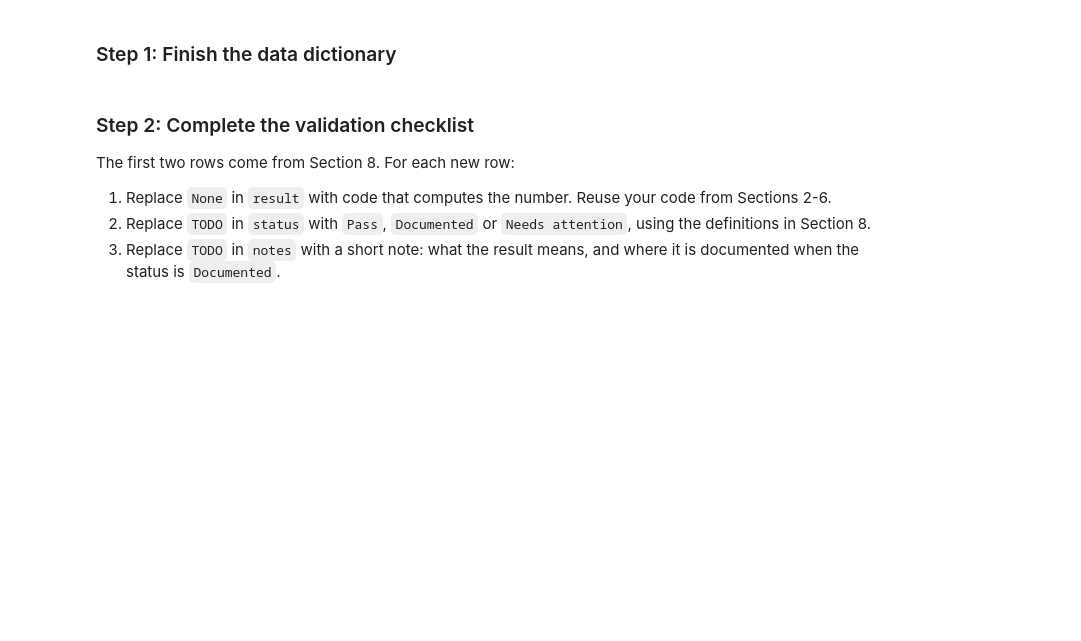
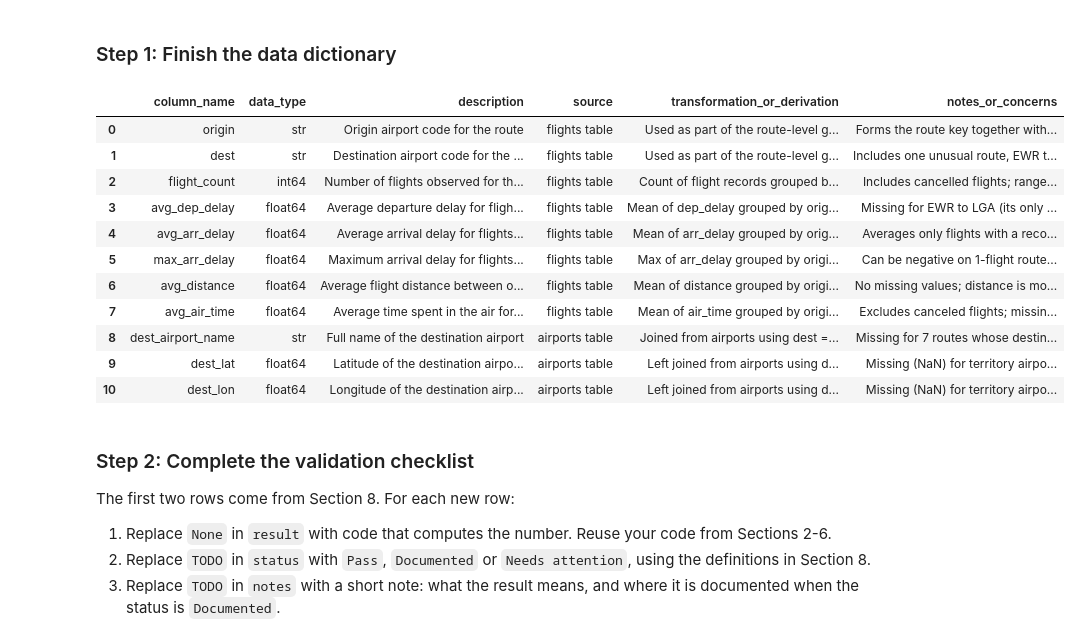
Before and after one commit to joseph-smite/ban6003-week-11-joseperez, a Jupyter notebook: notebooks/module11_abt_documentation_guided_lab.ipynb, the cells around one changed output. Drawn from its saved outputs; the diff is of its cells as text; code cells hidden in the pictures; blank space fills up the shorter version.

```diff
--- a/notebooks/module11_abt_documentation_guided_lab.ipynb
+++ b/notebooks/module11_abt_documentation_guided_lab.ipynb
@@ -395,7 +539,12 @@ In the offline assignment you will complete the dictionary rows for the five ABT
 # Your Turn 5 - document the ABT column avg_dep_delay (one dictionary row).
 # Replace the four empty strings, in the order of doc_fields, then run the cell.
 your_turn_entries = {
-    "avg_dep_delay": ["", "", "", ""],
+    "avg_dep_delay": [
+        "Average departure delay for flights on the route, in minutes",
+        "flights table",
+        "Mean of dep_delay grouped by origin and destination",
+        "Missing for EWR to LGA (its only flight was cancelled); negtive departure delay could mean early arrival times"
+    ],
 }
 
 for abt_column, values in your_turn_entries.items():
@@ -503,18 +661,56 @@ An analyst on another team will use the route ABT next week and cannot ask you t
 # %%
 # Offline Assignment, step 1 - document the five remaining ABT columns.
 # Replace the empty strings, four values per column in the order of doc_fields, then run the cell.
 remaining_entries = {
-    "max_arr_delay": ["", "", "", ""],
-    "avg_distance": ["", "", "", ""],
-    "avg_air_time": ["", "", "", ""],
-    "dest_lat": ["", "", "", ""],
-    "dest_lon": ["", "", "", ""],
+    "max_arr_delay": [
+        "Maximum arrival delay for flights on the route, in minutes",
+        "flights table",
+        "Max of arr_delay grouped by origin and destination",
+        "Can be negative on 1-flight routes; missing if all flights canceled"
+    ],
+    "avg_distance": [
+        "Average flight distance between origin and destination, in miles",
+        "flights table",
+        "Mean of distance grouped by origin and destination",
+        "No missing values; distance is mostly fixed per route"
+    ],
+    "avg_air_time": [
+        "Average time spent in the air for flights on the route, in minutes",
+        "flights table",
+        "Mean of air_time grouped by origin and destination",
+        "Excludes canceled flights; missing for routes where all flights were canceled"
+    ],
+    "dest_lat": [
+        "Latitude of the destination airport, in decimal degrees",
+        "airports table",
+        "Left joined from airports using dest = faa",
+        "Missing (NaN) for territory airport codes not found in the FAA table"
+    ],
+    "dest_lon": [
+        "Longitude of the destination airport, in decimal degrees",
+        "airports table",
+        "Left joined from airports using dest = faa",
+        "Missing (NaN) for territory airport codes not found in the FAA table"
+    ],
 }
 
 for abt_column, values in remaining_entries.items():
     data_dictionary.loc[data_dictionary["column_name"] == abt_column, doc_fields] = values
 
 data_dictionary
+# %% [output]
+|  | column_name | data_type | description | source | transformation_or_derivation | notes_or_concerns |
+| 0 | origin | str | Origin airport code for the route | flights table | Used as part of the route-level g... | Forms the route key together with... |
+| 1 | dest | str | Destination airport code for the ... | flights table | Used as part of the route-level g... | Includes one unusual route, EWR t... |
+| 2 | flight_count | int64 | Number of flights observed for th... | flights table | Count of flight records grouped b... | Includes cancelled flights; range... |
+| 3 | avg_dep_delay | float64 | Average departure delay for fligh... | flights table | Mean of dep_delay grouped by orig... | Missing for EWR to LGA (its only ... |
+| 4 | avg_arr_delay | float64 | Average arrival delay for flights... | flights table | Mean of arr_delay grouped by orig... | Averages only flights with a reco... |
+| 5 | max_arr_delay | float64 | Maximum arrival delay for flights... | flights table | Max of arr_delay grouped by origi... | Can be negative on 1-flight route... |
+| 6 | avg_distance | float64 | Average flight distance between o... | flights table | Mean of distance grouped by origi... | No missing values; distance is mo... |
+| 7 | avg_air_time | float64 | Average time spent in the air for... | flights table | Mean of air_time grouped by origi... | Excludes canceled flights; missin... |
+| 8 | dest_airport_name | str | Full name of the destination airport | airports table | Joined from airports using dest =... | Missing for 7 routes whose destin... |
+| 9 | dest_lat | float64 | Latitude of the destination airpo... | airports table | Left joined from airports using d... | Missing (NaN) for territory airpo... |
+| 10 | dest_lon | float64 | Longitude of the destination airp... | airports table | Left joined from airports using d... | Missing (NaN) for territory airpo... |
 # %% [markdown]
 ### Step 2: Complete the validation checklist
 
```
Also changed, not shown: parts of 27 cells of this notebook.
